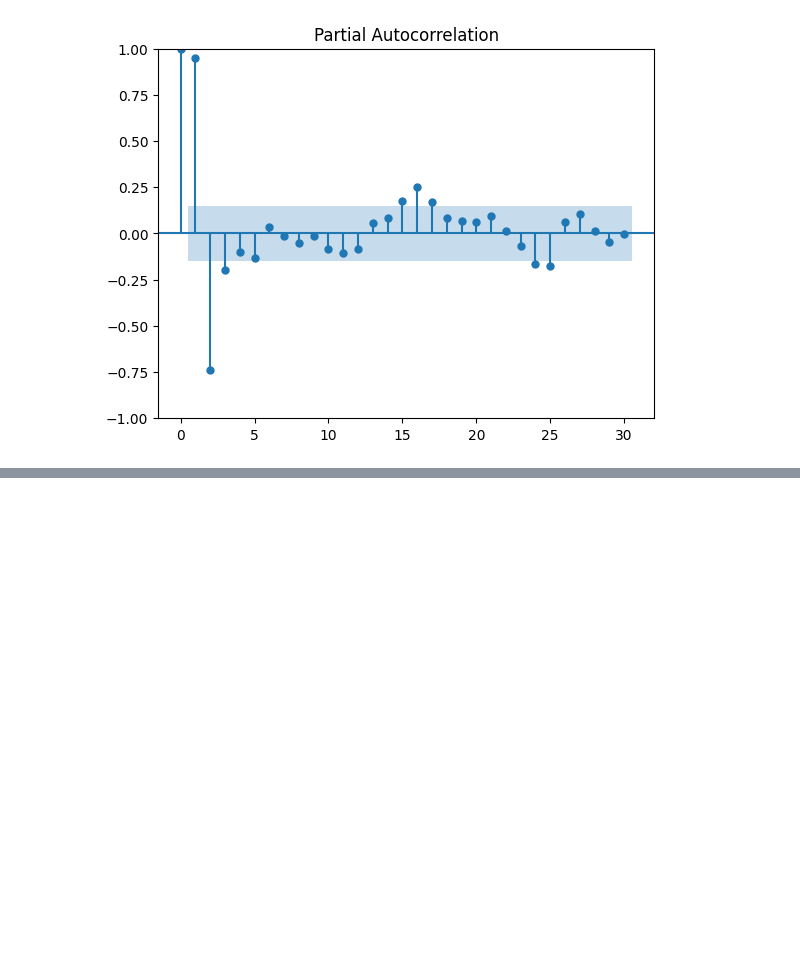
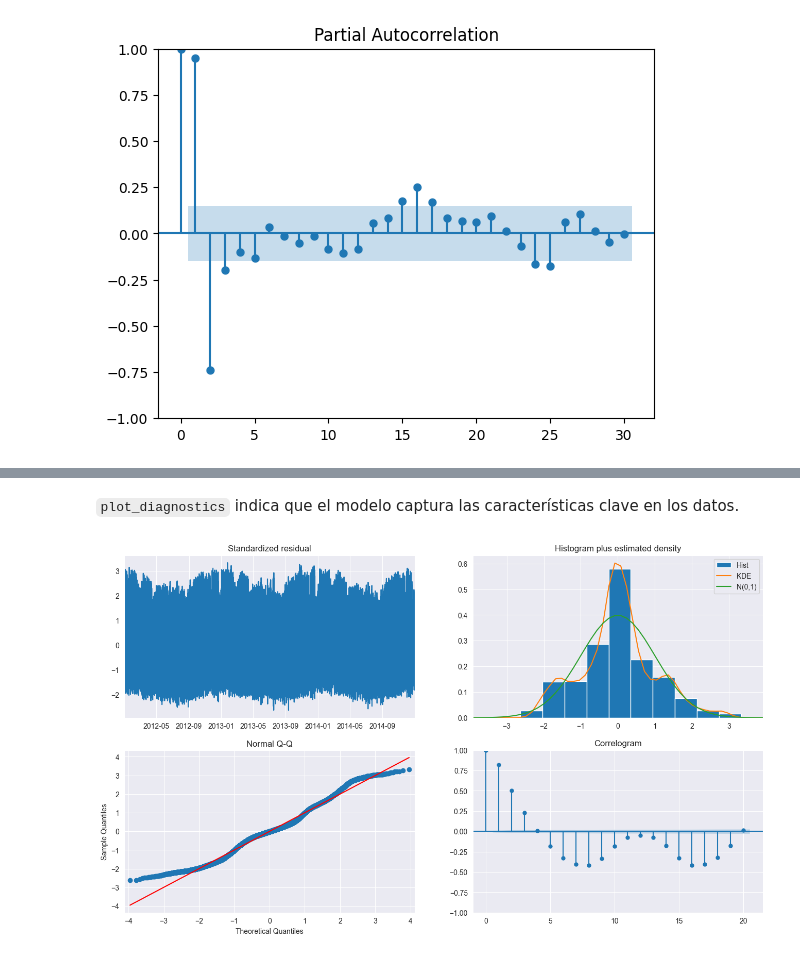
Before and after one commit to Juanjruizr26/resumen_libro_Machine_Learning_for_Time_Series_Forecasting_with_Python, a Jupyter notebook: capitulo4.ipynb, the cells around one changed output, grey strips where cells are left out. Saved outputs shown, nothing was run; the diff lists cells and outputs as text; code cells hidden in the pictures; blank space fills up the shorter version.

```diff
--- a/capitulo4.ipynb
+++ b/capitulo4.ipynb
@@ -370,0 +411,4 @@ Para obtener la información de estas dos medidas, se usa la función summary(),
+# %%
+# Apply covariance estimators cov_type="HC0" and output the summary
+res = model.fit(cov_type="HC0")
+res.summary()
@@ -370,0 +443,9 @@ Para obtener la información de estas dos medidas, se usa la función summary(),
+# %% [markdown]
+`plot_diagnostics` indica que el modelo captura las características clave en los datos.
+# %%
+# Define default figure size
+fig = plt.figure(figsize=(16,9))
+# Use plot_predict and visualize forecasts
+fig = res.plot_diagnostics(fig=fig, lags=20)
+# %% [output]
+[figure, added]
```
Also changed, not shown: parts of 46 cells of this notebook.
